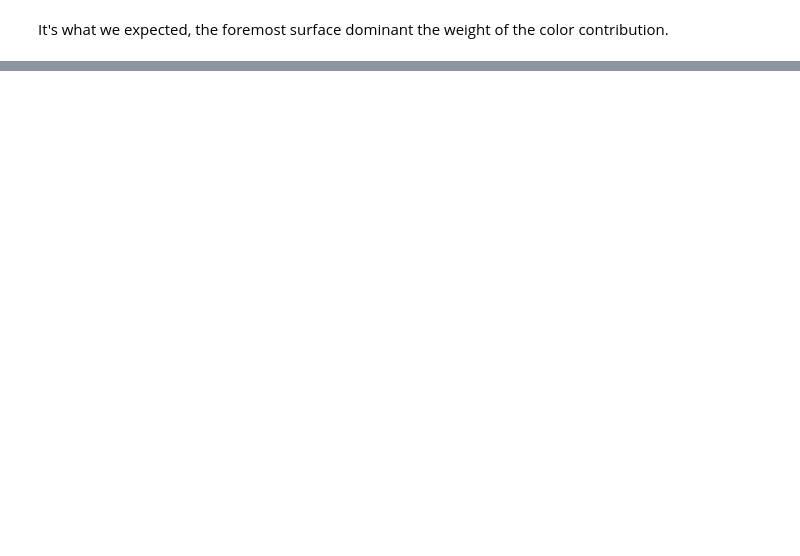
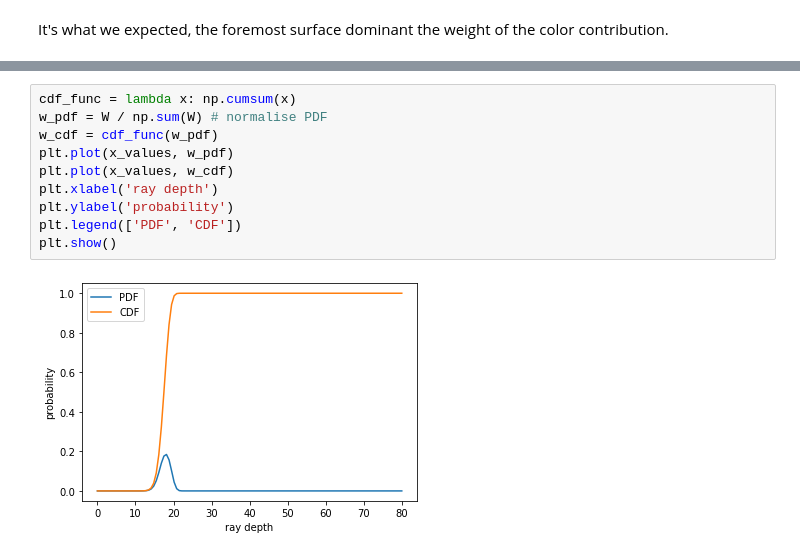
Before and after one commit to AmosZhu/Shape_from_X, a Jupyter notebook: Notebooks/Nerual_Scene/Nerf.ipynb, the cells around one changed output, grey strips where cells are left out. Drawn from its saved outputs; the diff is of its cells as text; blank space fills up the shorter version.

```diff
--- a/Notebooks/Nerual_Scene/Nerf.ipynb
+++ b/Notebooks/Nerual_Scene/Nerf.ipynb
@@ -162,0 +175,12 @@ It's what we expected, the foremost surface dominant the weight of the color con
+# %%
+cdf_func = lambda x: np.cumsum(x)
+w_pdf = W / np.sum(W) # normalise PDF
+w_cdf = cdf_func(w_pdf)
+plt.plot(x_values, w_pdf)
+plt.plot(x_values, w_cdf)
+plt.xlabel('ray depth')
+plt.ylabel('probability')
+plt.legend(['PDF', 'CDF'])
+plt.show()
+# %% [output]
+[figure, added]
```
Also changed, not shown: parts of 10 cells of this notebook.
